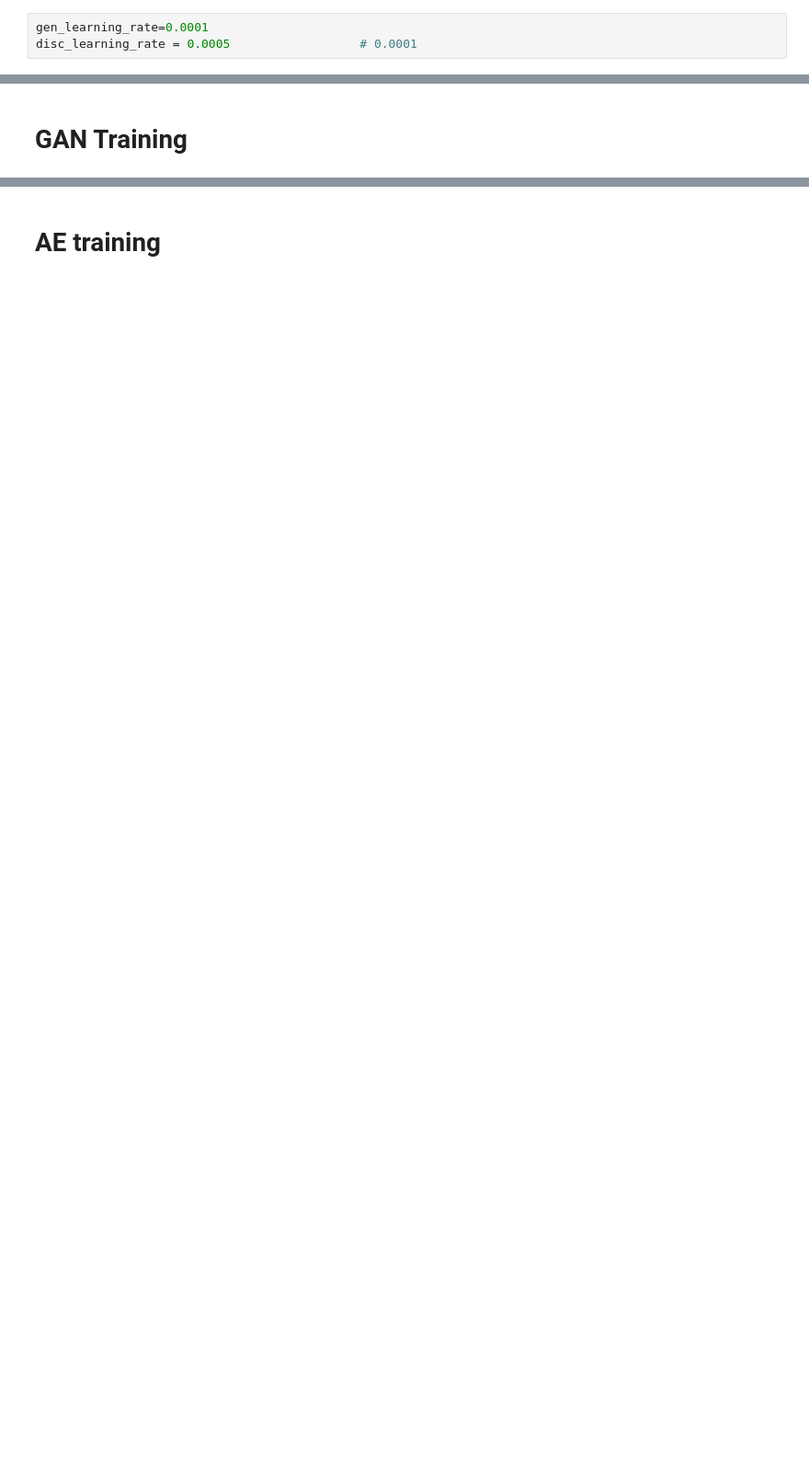
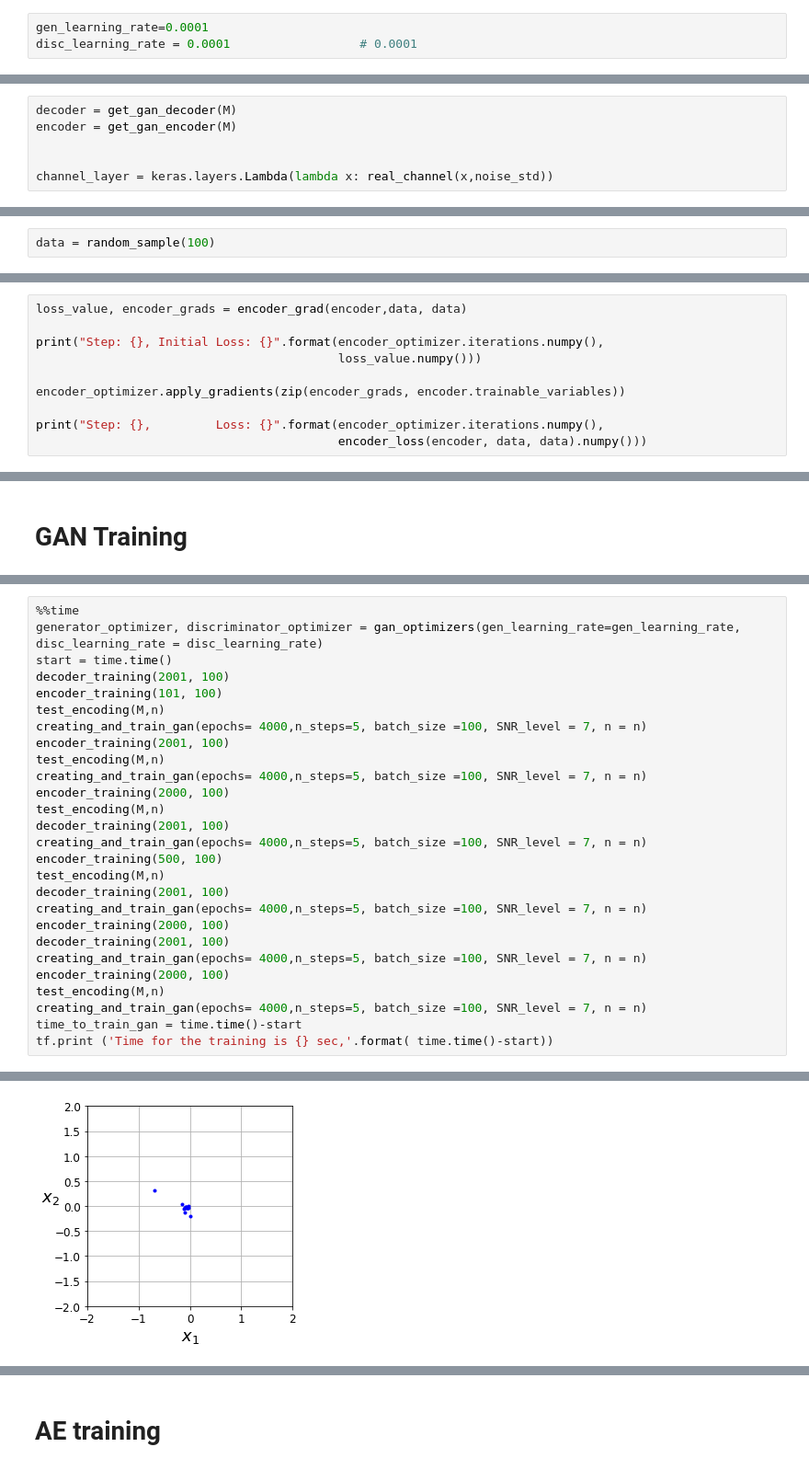
Before and after one commit to YBen1/Autoencoder_communication_sytem_with_GAN_channel-estimation, a Jupyter notebook: Communication_Autoencoder_with_GAN_alternating_Training.ipynb, the cells around one changed output, grey strips where cells are left out. Shown at 92% size. Drawn from its saved outputs; the diff is of its cells as text; blank space fills up the shorter version.

```diff
--- a/Communication_Autoencoder_with_GAN_alternating_Training.ipynb
+++ b/Communication_Autoencoder_with_GAN_alternating_Training.ipynb
@@ -74,7 +73,7 @@ SNR = 7
 ## Training Parameter
 # %%
 gen_learning_rate=0.0001
-disc_learning_rate = 0.0005                  # 0.0001
+disc_learning_rate = 0.0001                  # 0.0001
 # %% [markdown]
 ### Different Layers
 # %%
@@ -392,0 +324,6 @@ _________________________________________________________________
+# %%
+decoder = get_gan_decoder(M)
+encoder = get_gan_encoder(M)
+
+
+channel_layer = keras.layers.Lambda(lambda x: real_channel(x,noise_std))
@@ -392,0 +332,2 @@ _________________________________________________________________
+# %%
+data = random_sample(100)
@@ -392,0 +393,10 @@ _________________________________________________________________
+# %%
+loss_value, encoder_grads = encoder_grad(encoder,data, data)
+
+print("Step: {}, Initial Loss: {}".format(encoder_optimizer.iterations.numpy(),
+                                          loss_value.numpy()))
+
+encoder_optimizer.apply_gradients(zip(encoder_grads, encoder.trainable_variables))
+
+print("Step: {},         Loss: {}".format(encoder_optimizer.iterations.numpy(),
+                                          encoder_loss(encoder, data, data).numpy()))
@@ -402,0 +438,28 @@ tf.print ('Time for the training is {} sec,'.format( time.time()-start))
+# %%
+%%time
+generator_optimizer, discriminator_optimizer = gan_optimizers(gen_learning_rate=gen_learning_rate, disc_learning_rate = disc_learning_rate)
+start = time.time()
+decoder_training(2001, 100)
+encoder_training(101, 100)
+test_encoding(M,n)
+creating_and_train_gan(epochs= 4000,n_steps=5, batch_size =100, SNR_level = 7, n = n)
+encoder_training(2001, 100)
+test_encoding(M,n)
+creating_and_train_gan(epochs= 4000,n_steps=5, batch_size =100, SNR_level = 7, n = n)
+encoder_training(2000, 100)
+test_encoding(M,n)
+decoder_training(2001, 100)
+creating_and_train_gan(epochs= 4000,n_steps=5, batch_size =100, SNR_level = 7, n = n)
+encoder_training(500, 100)
+test_encoding(M,n)
+decoder_training(2001, 100)
+creating_and_train_gan(epochs= 4000,n_steps=5, batch_size =100, SNR_level = 7, n = n)
+encoder_training(2000, 100)
+decoder_training(2001, 100)
+creating_and_train_gan(epochs= 4000,n_steps=5, batch_size =100, SNR_level = 7, n = n)
+encoder_training(2000, 100)
+test_encoding(M,n)
+creating_and_train_gan(epochs= 4000,n_steps=5, batch_size =100, SNR_level = 7, n = n)
+time_to_train_gan = time.time()-start
+tf.print ('Time for the training is {} sec,'.format( time.time()-start))
+# %% [output]
@@ -402,0 +472 @@ tf.print ('Time for the training is {} sec,'.format( time.time()-start))
+[figure, added]
```
Also changed, not shown: parts of 29 cells of this notebook.
